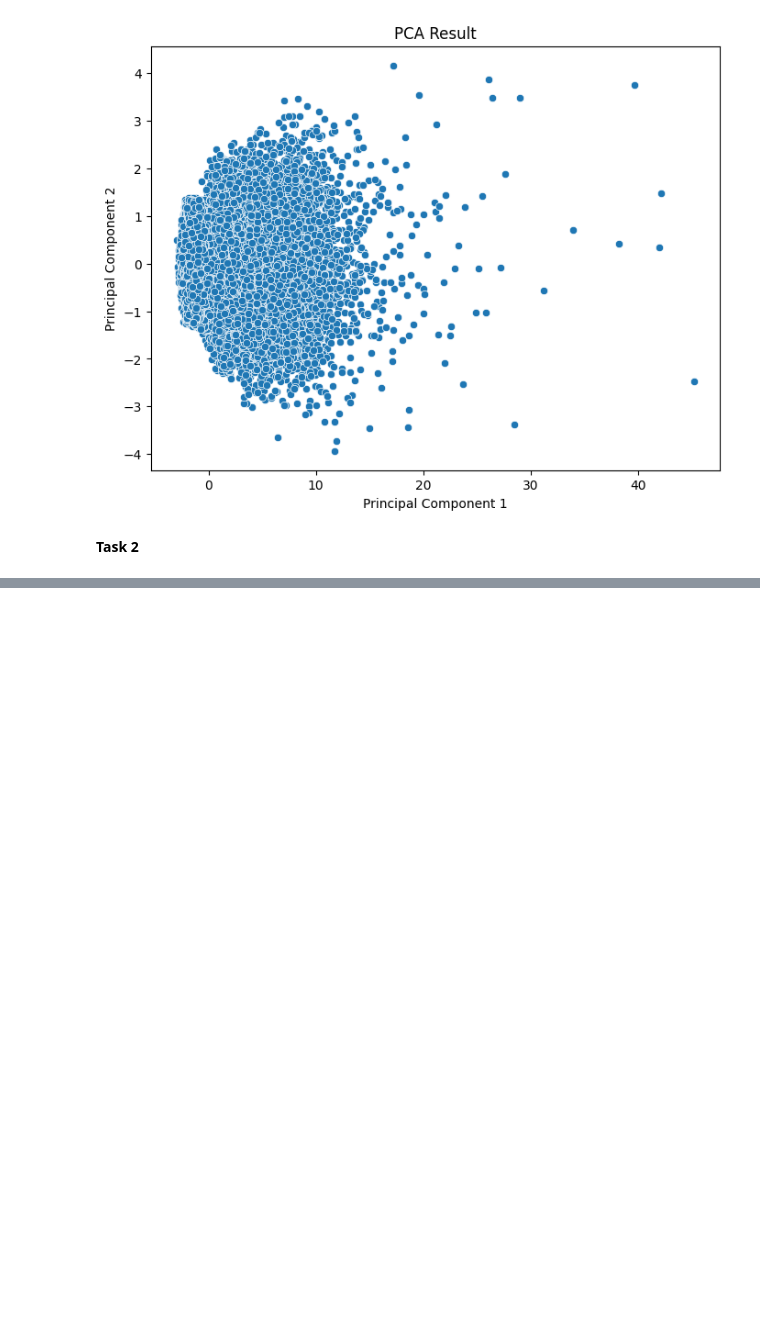
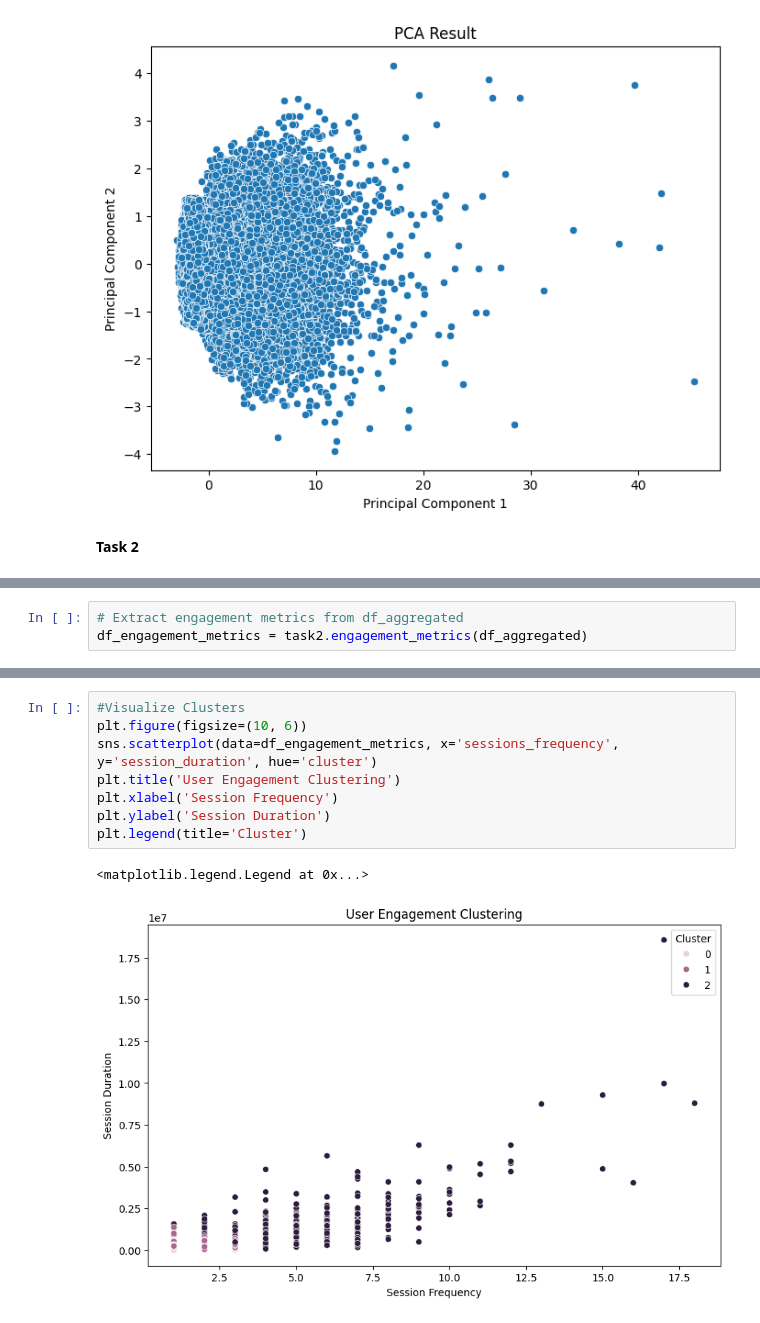
Before and after one commit to wastb/KIAM-Week-2, a Jupyter notebook: notebooks/main.ipynb, the cells around one changed output, grey strips where cells are left out. Drawn from its saved outputs; the diff is of its cells as text; blank space fills up the shorter version.

Commit message:
"Task 2 completed"

```diff
--- a/notebooks/main.ipynb
+++ b/notebooks/main.ipynb
@@ -456,0 +415,3 @@ metrics_scaled = scaler.fit_transform(metrics)
+# %%
+# Extract engagement metrics from df_aggregated
+df_engagement_metrics = task2.engagement_metrics(df_aggregated)
@@ -456,0 +469,11 @@ metrics_scaled = scaler.fit_transform(metrics)
+# %%
+#Visualize Clusters
+plt.figure(figsize=(10, 6))
+sns.scatterplot(data=df_engagement_metrics, x='sessions_frequency', y='session_duration', hue='cluster')
+plt.title('User Engagement Clustering')
+plt.xlabel('Session Frequency')
+plt.ylabel('Session Duration')
+plt.legend(title='Cluster')
+# %% [output]
+<matplotlib.legend.Legend at 0x...>
+[figure, added]
```
Also changed, not shown: parts of 25 cells of this notebook, 1 other file.
